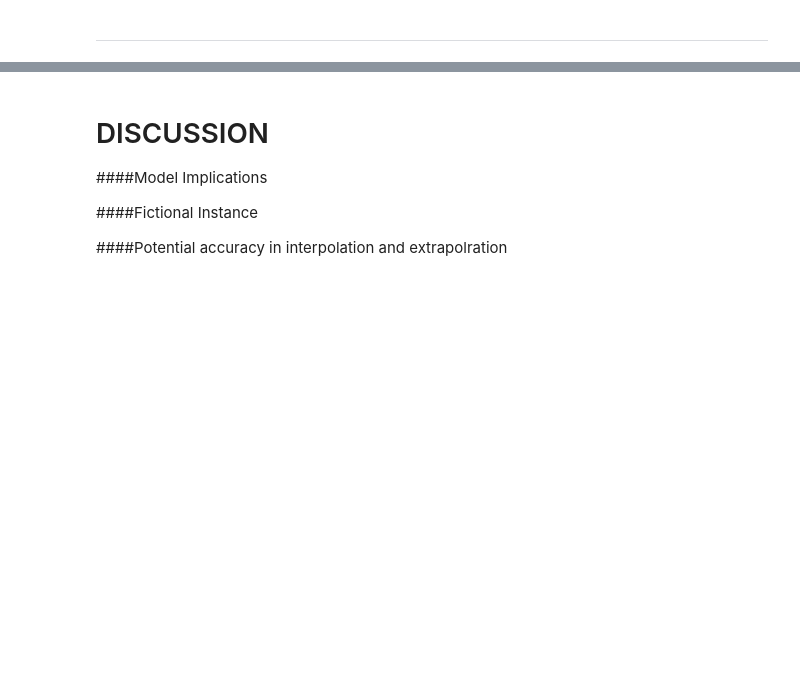
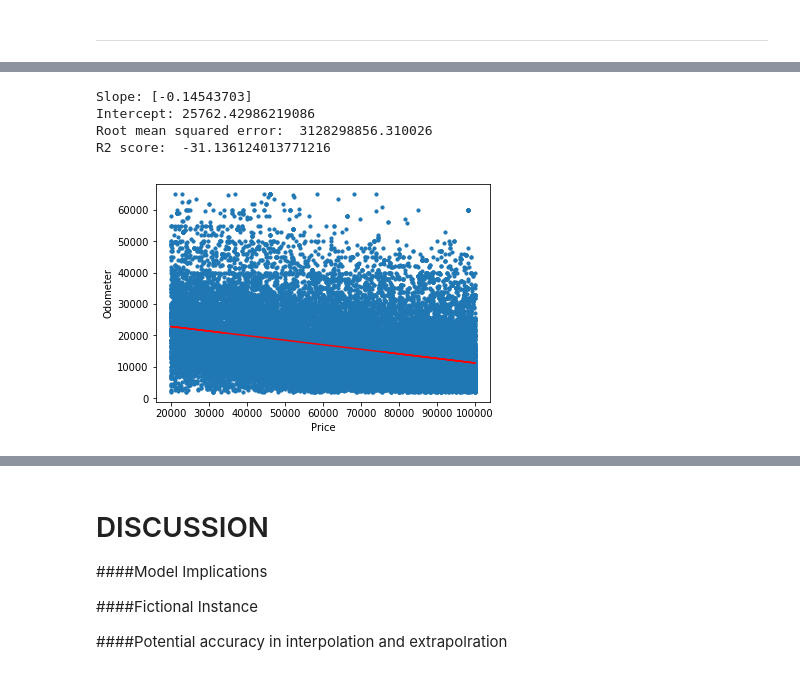
Before and after one commit to jashanmalhi/Data-Analysis, a Jupyter notebook: Used_Cars_Data_Modelling.ipynb, the cells around one changed output, grey strips where cells are left out. Drawn from its saved outputs; the diff is of its cells as text; code cells hidden in the pictures; blank space fills up the shorter version.

```diff
--- a/Used_Cars_Data_Modelling.ipynb
+++ b/Used_Cars_Data_Modelling.ipynb
@@ -208,12 +220,0 @@ Implementing the Lasso and calculating the best score for the prediction
-# %%
-from sklearn.linear_model import Lasso
-
-lasso = Lasso()
-
-parameters = {'alpha': [1e-15, 1e-10, 1e-8, 1e-4, 1e-3,1e-2, 1, 5, 10, 20]}
-
-lasso_regressor = GridSearchCV(lasso, parameters, scoring='neg_mean_squared_error', cv = 5)
-
-pca = PCA(n_components=1)
-
-lasso_regressor.fit(X, Y)
@@ -282,0 +253,33 @@ TypeError: ignored
+# %%
+lin_reg = LinearRegression()
+
+lin_reg.fit(x_odometer, Y)
+
+y_predicted = lin_reg.predict(x_odometer)
+
+# model evaluation
+rmse = mean_squared_error(Y, x_odometer)
+r2 = r2_score(Y, x_odometer)
+
+# printing values
+print('Slope:' ,lin_reg.coef_)
+print('Intercept:', lin_reg.intercept_)
+print('Root mean squared error: ', rmse)
+print('R2 score: ', r2)
+
+# plotting values
+
+# data points
+plt.scatter(x_odometer, Y, s=10)
+plt.xlabel('Price')
+plt.ylabel('Odometer')
+
+# predicted values
+plt.plot(x_odometer, y_predicted, color='r')
+plt.show()
+# %% [output]
+Slope: [-0.14543703]
+Intercept: 25762.42986219086
+Root mean squared error:  3128298856.310026
+R2 score:  -31.136124013771216
+[figure, added]
```
Also changed, not shown: parts of 36 cells of this notebook.
